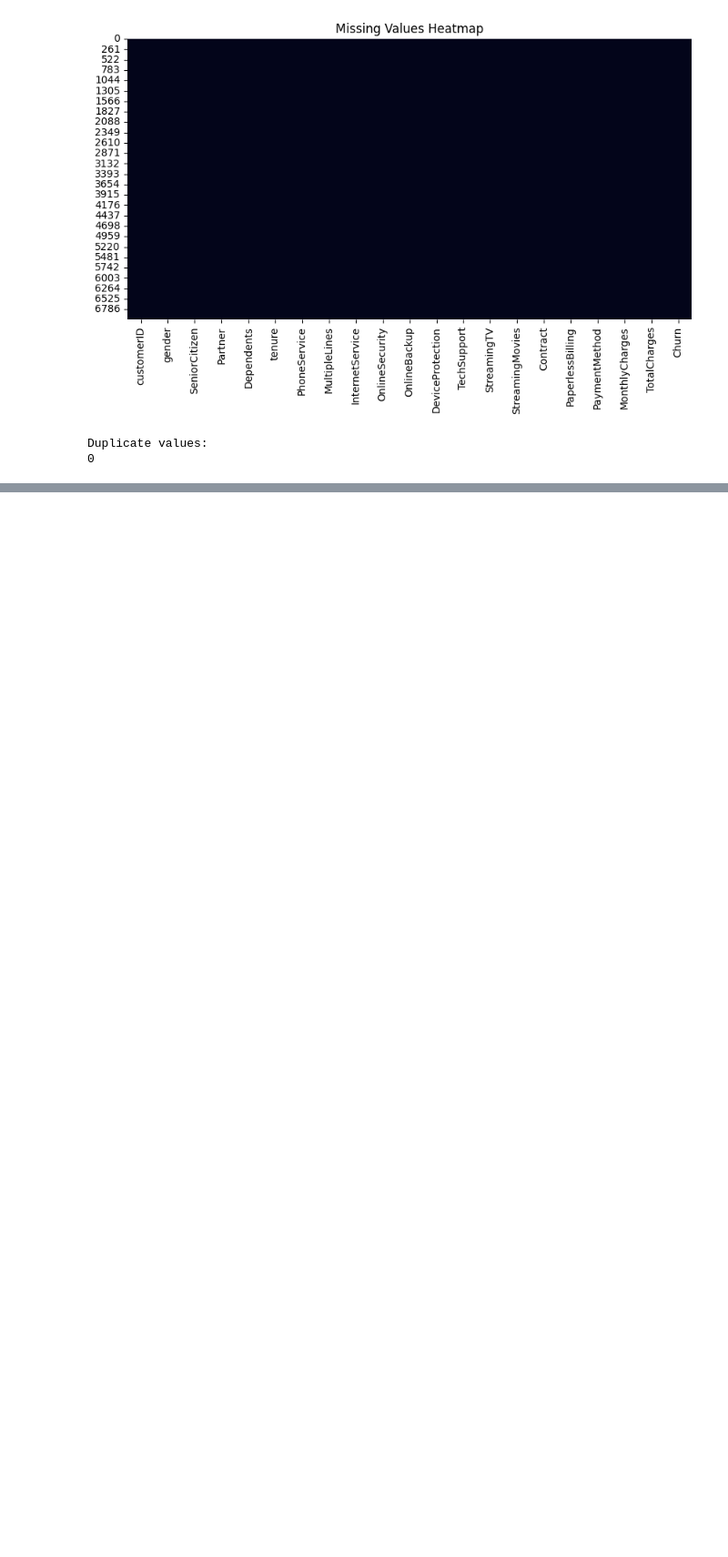
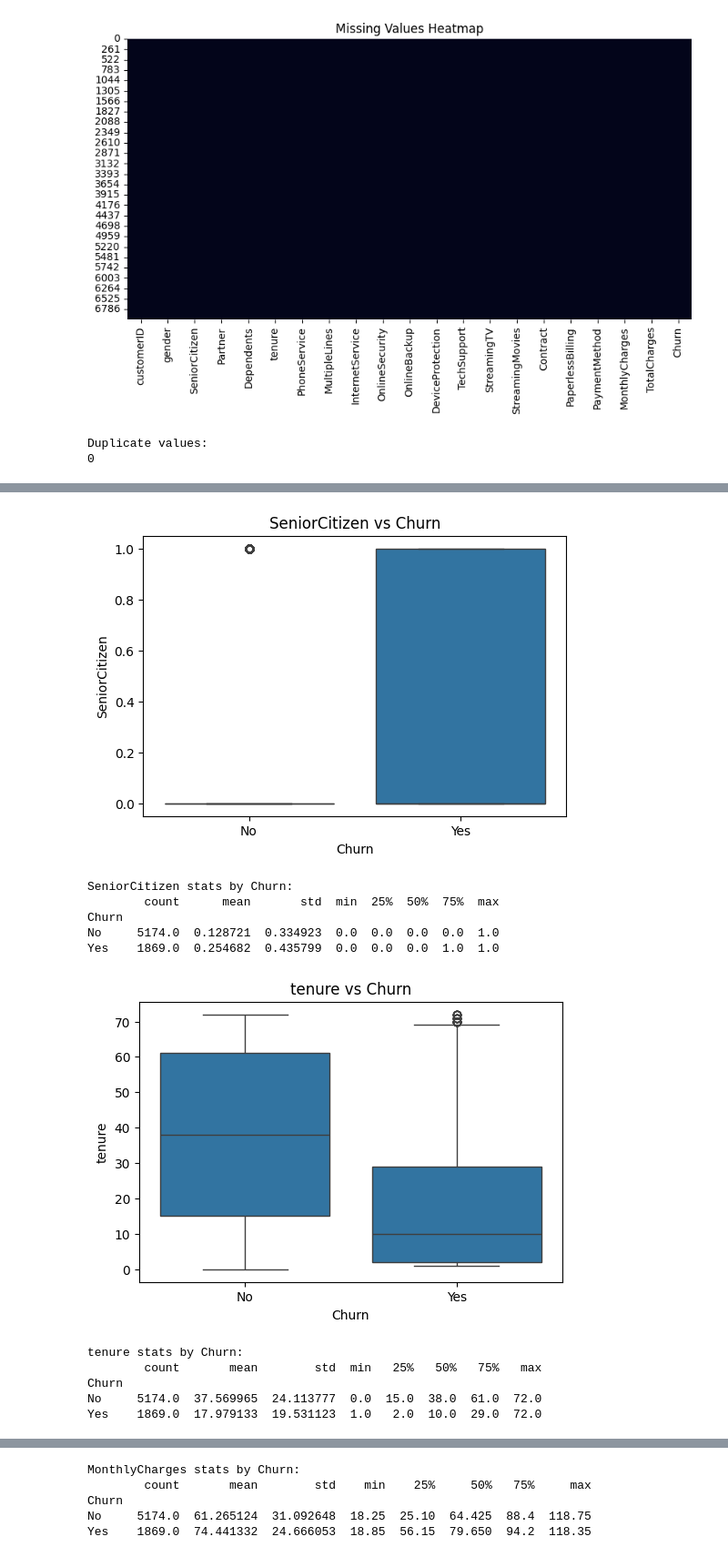
Before and after one commit to Amasha03/Customer_Churn_Prediction, a Jupyter notebook: notebooks/01_Exploratory_Data_Analysis.ipynb, the cells around one changed output, grey strips where cells are left out. Shown at 91% size. Cells and saved outputs as stored; diff of their text form; code cells hidden in the pictures; blank space fills up the shorter version.

```diff
--- a/notebooks/01_Exploratory_Data_Analysis.ipynb
+++ b/notebooks/01_Exploratory_Data_Analysis.ipynb
@@ -246,0 +242,25 @@ dtype: float64
+# %%
+#Bivariate Analysis (Feature vs Target)
+#Numerical vs Churn
+for col in numeric_cols:
+  plt.figure(figsize=(6,4))
+  sns.boxplot(x='Churn',y=col,data=df)
+  plt.title(f'{col} vs Churn')
+  plt.show()
+
+  print(f"\n{col} stats by Churn:")
+  print(df.groupby('Churn')[col].describe())
+  print("\n")
+# %% [output]
+[figure, added]
+SeniorCitizen stats by Churn:
+        count      mean       std  min  25%  50%  75%  max
+Churn
+No     5174.0  0.128721  0.334923  0.0  0.0  0.0  0.0  1.0
+Yes    1869.0  0.254682  0.435799  0.0  0.0  0.0  1.0  1.0
+[figure, added]
+tenure stats by Churn:
+        count       mean        std  min   25%   50%   75%   max
+Churn
+No     5174.0  37.569965  24.113777  0.0  15.0  38.0  61.0  72.0
+Yes    1869.0  17.979133  19.531123  1.0   2.0  10.0  29.0  72.0
@@ -246,0 +268,5 @@ dtype: float64
+MonthlyCharges stats by Churn:
+        count       mean        std    min    25%     50%   75%     max
+Churn
+No     5174.0  61.265124  31.092648  18.25  25.10  64.425  88.4  118.75
+Yes    1869.0  74.441332  24.666053  18.85  56.15  79.650  94.2  118.35
```
Also changed, not shown: parts of 8 cells of this notebook.
